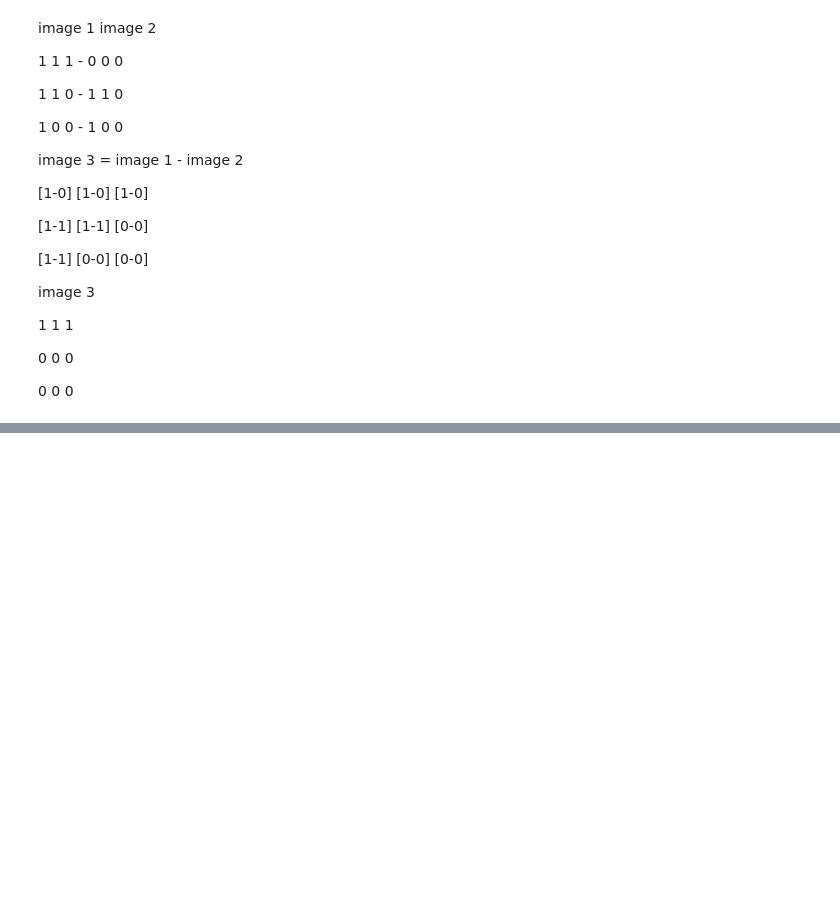
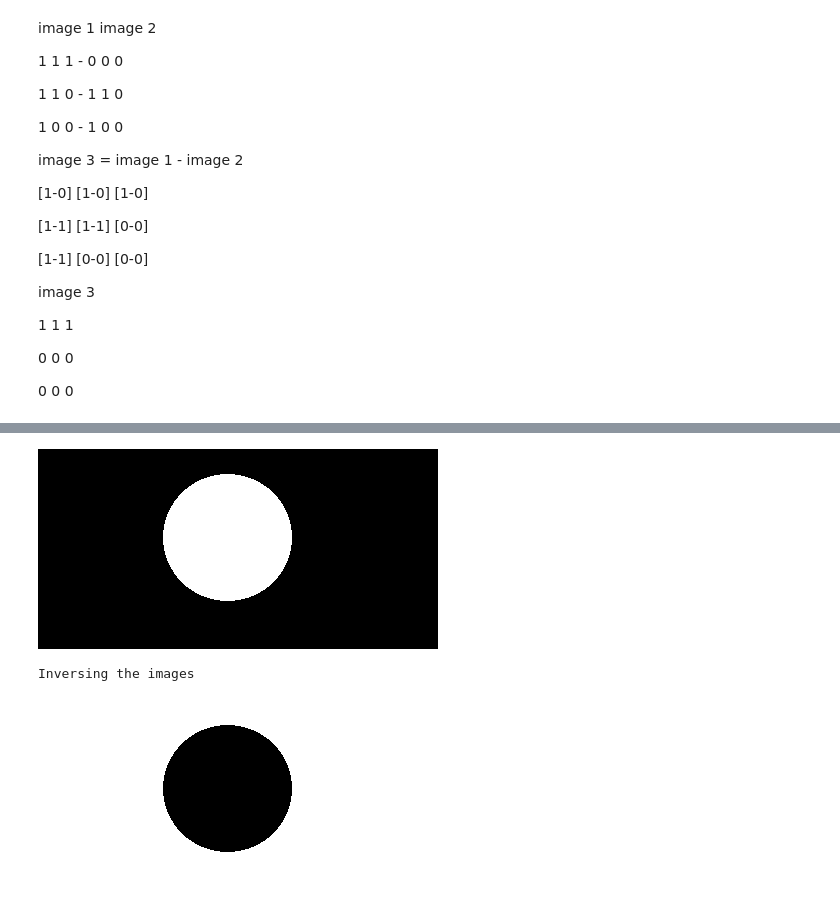
Before and after one commit to a-forty-two/cylons, a Jupyter notebook: 05_Image_Processing.ipynb, the cells around one changed output, grey strips where cells are left out. Drawn from its saved outputs; the diff is of its cells as text; code cells hidden in the pictures; blank space fills up the shorter version.

```diff
--- a/05_Image_Processing.ipynb
+++ b/05_Image_Processing.ipynb
@@ -86,0 +158,24 @@ image 3
+# %%
+# NOT ops is used to reverse the image
+
+import cv2
+import numpy as np
+
+from google.colab.patches import cv2_imshow # Only on Google Colab
+
+i1 = cv2.imread('bg4.png')
+
+i_NOT = cv2.bitwise_not(i1)
+cv2_imshow(i1)
+
+print('Inversing the images')
+cv2_imshow(i_NOT)
+
+# XOR tells you common area between images, all diff area is white, all same area is black
+
+if cv2.waitKey(0) & 0xff == 27: # GARBAGE cleaning from memory
+  cv2.destroyAllWindows()
+# %% [output]
+[figure, added]
+Inversing the images
+[figure, added]
```
Also changed, not shown: parts of 3 cells of this notebook.
